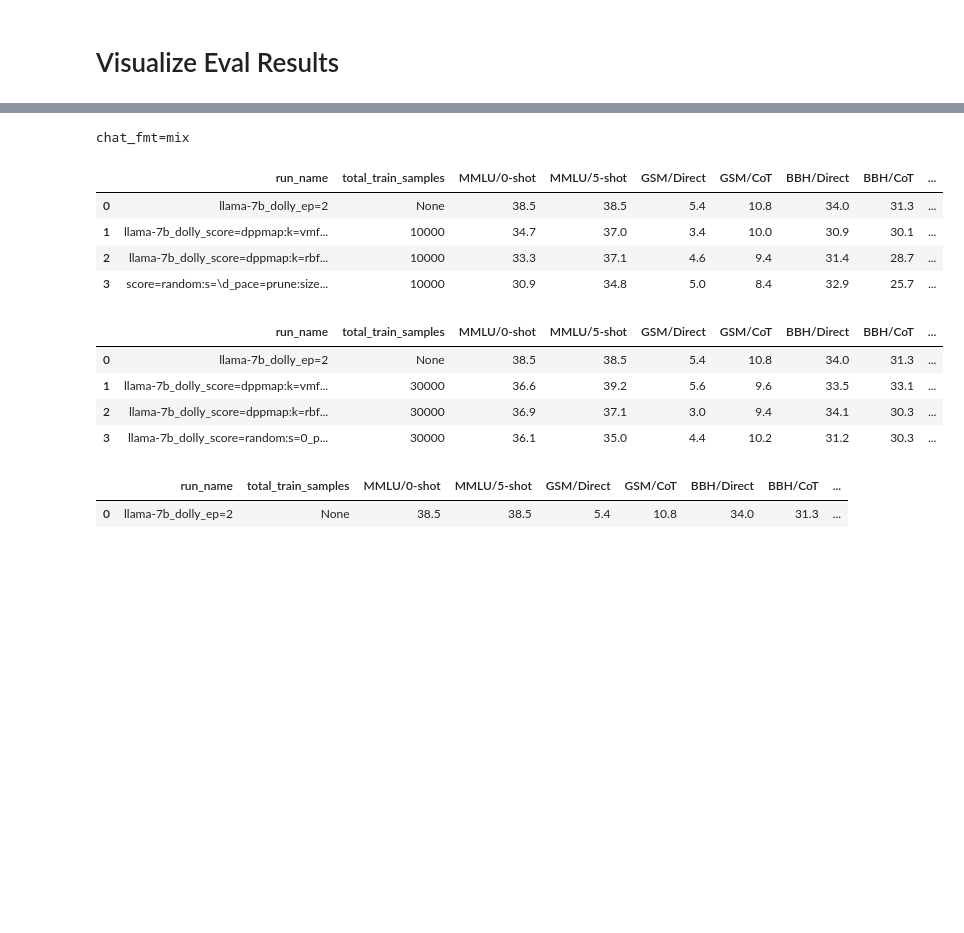
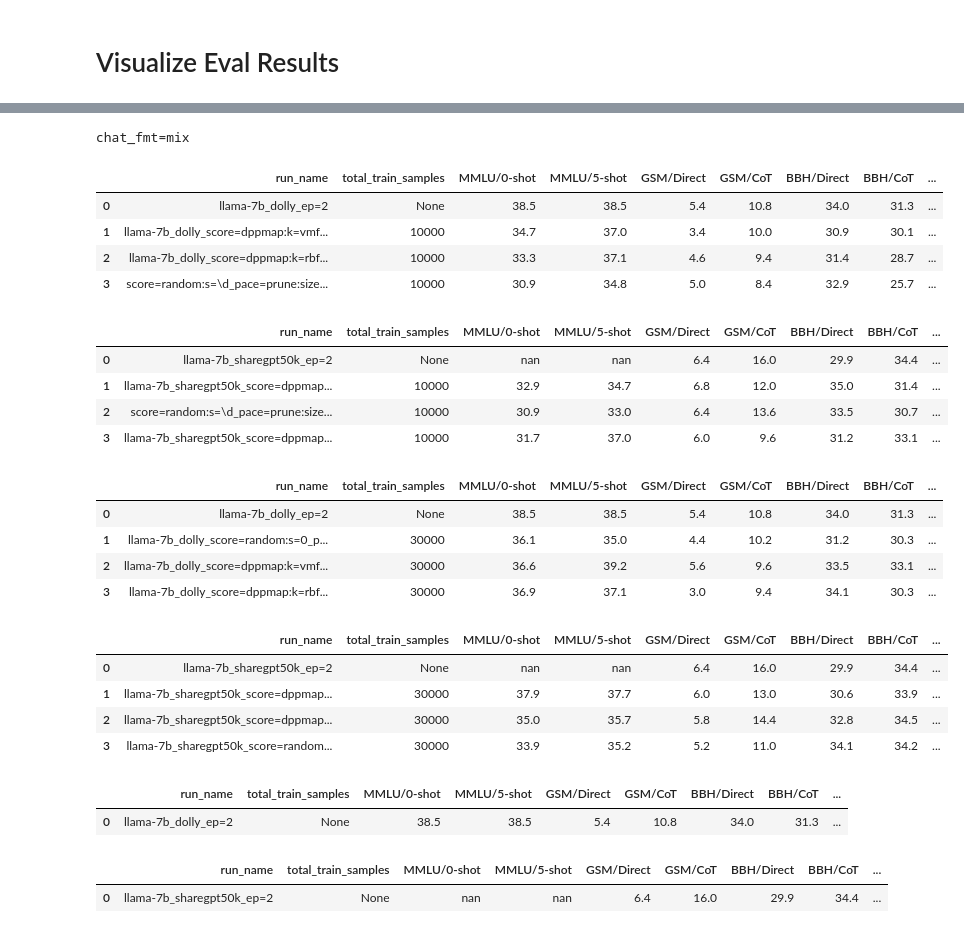
Before and after one commit to tt6746690/open-instruct, a Jupyter notebook: scripts/gen_cmds.ipynb, the cells around one changed output, grey strips where cells are left out. Cells and saved outputs as stored; diff of their text form; code cells hidden in the pictures; blank space fills up the shorter version.

```diff
--- a/scripts/gen_cmds.ipynb
+++ b/scripts/gen_cmds.ipynb
@@ -793,9 +803,11 @@ task_names_chateval = task_names_mtbench + task_names_alpacafarm
 # task_names = task_names_mtbench; definitely_run_mtbench_on_non_alt7b_queue = True
 
 # # oi5
-# exp_dir = 'results/oi2'
+exp_dir = 'results/oi2'
 # exp_dir = 'results/oi5_flan_v2:llama-7b'
-exp_dir = 'results/oi5_dolly:llama-7b'
+# exp_dir = 'results/oi5_dolly:llama-7b'
+# exp_dir = 'results/oi5_wizardlm50k:llama-7b'
+# exp_dir = 'results/oi5_sharegpt50k:llama-7b'
 # exp_dir = 'results/oi5_oasst1:llama-7b'
 # exp_dir = 'results/oi5_oasst1:llama-7b_debug'
 # exp_dir = 'results/oi5_stanford_alpaca:llama-7b'
@@ -806,10 +818,10 @@ exp_dir = 'results/oi5_dolly:llama-7b'
 # exp_dir = 'results/oi5_open_orca_slim:llama-7b'
 # exp_dir = 'results/dpo1'
 # exp_dir = 'results/dpo2_ultrafeedback:llama-7b+sharegptv2ep2'
-subdir_filter_fn = lambda x: 'size=10000:ep=10' in x
-# task_names = task_names + task_names_chatfmt
+# subdir_filter_fn = lambda x: 'sharegpt' in x
+task_names = task_names + task_names_chatfmt
 # task_names = task_names_alpacafarm; definitely_run_mtbench_on_non_alt7b_queue = False
-task_names = task_names_mtbench; definitely_run_mtbench_on_non_alt7b_queue = False
+# task_names = task_names_mtbench; definitely_run_mtbench_on_non_alt7b_queue = False
 # task_names = task_names
 # task_names = ['alpacafarm_ann=gpt35:turbo:1106_chatfmt']
 
@@ -872,7 +884,8 @@ else:
 info = {}
 cmds = []
 for task_name, model_name_or_path in options_list:
-    queue = None if getpass.getuser() in ('PTFMqngp', 'wpq') else 'alt_7d'
+    queue = None if getpass.getuser() in ('PTFMqngp', 'wpq') else \
+        ('alt_7d' if task_name.startswith('mtbench') else 'alt_1h')
 
     use_chat_format = 'chatfmt' in task_name
     chat_formatting_function = get_chat_formatting_function(model_name_or_path)
@@ -1341,14 +1344,23 @@ use_normalized_preferred_metric = False
 # dataset = 'flan_v2'
 # dataset = 'oasst1'
 # dataset = 'dolly'
-dataset_list = [
-    'dolly',
+# dataset_list = [
+#     'dolly',
 #     'oasst1',
 #     'flan_v2',
 #     'stanford_alpaca',
 #     'wizardlmv2',
 #     'sharegptv2',
 #     'ultrachat200kv2',
+# ]; finetune_type = 'sft'
+dataset_list = [
+    'dolly',
+#     'oasst1',
+#     'flan_v250k',
+#     'stanford_alpaca50k',
+#     'wizardlm50k',
+    'sharegpt50k',
+#     'ultrachat50k',
 ]; finetune_type = 'sft'
 # dataset_list = [
 #     'ultrafeedback',
@@ -1431,9 +1443,12 @@ cols_avg_blacklist = ['AlpacaFarm/Len']
 
 # chat_fmt = False
 chat_fmt = True
-# chat_fmt = 'both'
+chat_fmt = 'both'
 # chat_fmt = 'auto' # base model no chatfmt, tuned model with chatfmt
 chat_fmt = 'mix'  # non-alpacaeval no chatfmt, alpacaeval chatfmt
+alpacafarm_judge = 'chatgpt'
+mtbench_judge = 'gpt:4:1106:preview'
+
 ft_args_fields = {
     'run_name': ('run_name',),
     'model_name_or_path': ('model_args.model_name_or_path', 'model_name_or_path'),
@@ -1441,28 +1456,19 @@ ft_args_fields = {
     'max_train_samples': ('data_args.max_train_samples', 'max_train_samples'),
     'train_file': ('data_args.train_file', 'train_file'),
 }
-#     cols = ['MMLU/0-shot', 'GSM/CoT', 'BBH/CoT', 'TydiQA/GP', 'Codex-Eval/Pass@1']
-#     cols = ['MMLU/0-shot', 'GSM/Direct', 'BBH/Direct', 'TydiQA/CB', 'Codex-Eval/Pass@1']
 
-#     cols = ['MMLU/0-shot', 'GSM/CoT', 'BBH/CoT', 'Codex-Eval/Pass@1', 'AlpacaFarm/WR']
-#     cols = ['MMLU/0-shot', 'MMLU/5-shot', 'GSM/Direct', 'GSM/CoT', 'BBH/Direct', 'BBH/CoT']
+cols = []
+# cols += [f'AlpacaFarm({alpacafarm_judge})/WR',  f'AlpacaFarm({alpacafarm_judge})/ΔWR', f'AlpacaFarm({alpacafarm_judge})/Rep', f'AlpacaFarm({alpacafarm_judge})/Len']
+cols += ['MMLU/0-shot', 'MMLU/5-shot', 'GSM/Direct', 'GSM/CoT', 'BBH/Direct', 'BBH/CoT', 'TydiQA/CB', 'TydiQA/GP', 'Codex-Eval/Pass@1']
+cols += [f'AlpacaFarm({alpacafarm_judge})/WR*', f'AlpacaFarm({alpacafarm_judge})/Len']
+cols += [f'MTBench({mtbench_judge})/Turn-1',  f'MTBench({mtbench_judge})/Turn-2', f'MTBench({mtbench_judge})/Rating']
+# cols += [f'MTBench({mtbench_judge})/Turn-1']
 
-#     cols = ['MMLU/0-shot', 'GSM/CoT', 'BBH/Direct', 'TydiQA/GP', 'Codex-Eval/Pass@1', 'AlpacaFarm/WR']
-#     cols = ['MMLU/0-shot', 'GSM/CoT', 'BBH/CoT', 'Codex-Eval/Pass@1', 'AlpacaFarm/WR']
-# cols = ['MMLU/0-shot', 'MMLU/5-shot', 'GSM/Direct', 'GSM/CoT', 'BBH/Direct', 'BBH/CoT', 'TydiQA/CB', 'TydiQA/GP', 'Codex-Eval/Pass@1'] #  'ToxiGen/Acc'
-# cols = ['MMLU/0-shot', 'MMLU/5-shot', 'GSM/Direct', 'GSM/CoT', 'BBH/Direct', 'BBH/CoT', 'TydiQA/CB', 'TydiQA/GP', 'Codex-Eval/Pass@1', 'AlpacaFarm/WR*', 'AlpacaFarm/Len']
-# cols = ['AlpacaFarm/WR', 'AlpacaFarm/ΔWR', 'AlpacaFarm/Len']
-# cols = ['MMLU/0-shot', 'MMLU/5-shot', 'GSM/Direct', 'GSM/CoT', 'BBH/Direct', 'BBH/CoT', 'TydiQA/CB', 'TydiQA/GP', 'Codex-Eval/Pass@1', 'AlpacaFarm/WR*']
-cols = ['MMLU/0-shot', 'MMLU/5-shot', 'GSM/Direct', 'GSM/CoT', 'BBH/Direct', 'BBH/CoT', 'TydiQA/CB', 'TydiQA/GP', 'Codex-Eval/Pass@1', 'AlpacaFarm/WR', 'AlpacaFarm/ΔWR', 'AlpacaFarm/Len']
 
 
 # cols = [f'BBH {x}' for x in ['reasoning', 'nlu', 'knowledge', 'multilingual']]; cols = [x+'/Direct' for x in cols] + [x+'/CoT' for x in cols]
 # cols = [f'MMLU {x}' for x in ['STEM', 'humanities', 'social sciences', 'other']]; cols = [x+'/0-shot' for x in cols] + [x+'/5-shot' for x in cols]
 
-#     cols = ['MMLU/0-shot', 'MMLU/5-shot', 'GSM/Direct', 'GSM/CoT', 'BBH/Direct', 'BBH/CoT', 'TydiQA/CB', 'TydiQA/GP', 'Codex-Eval/Pass@1', 'AlpacaFarm/WR', 'AlpacaFarm/Rep', 'AlpacaFarm/WR*'] #  'ToxiGen/Acc'
-#     cols = ['AlpacaFarm/WR', 'AlpacaFarm/Rep', 'AlpacaFarm/WR*']
-#     cols = ['MMLU/0-shot', 'MMLU/5-shot', 'GSM/Direct', 'GSM/CoT', 'BBH/Direct', 'BBH/CoT', 'Codex-Eval/Pass@1', 'AlpacaFarm/WR'] #  entire, without tydiqa, which has high variance
-#     cols = ['MMLU/0-shot', 'MMLU/5-shot', 'GSM/Direct', 'GSM/CoT', 'BBH/Direct', 'BBH/CoT', 'Codex-Eval/Pass@1', ] #  entire, without tydiqa, which has high variance
 if 'open_orca_slim' in exp_dir:
     cols = ['MMLU/0-shot', 'MMLU/5-shot', 'BBH/Direct', 'BBH/CoT']
     cols = ['MMLU/0-shot', 'BBH/Direct']
@@ -1553,39 +1559,51 @@ else:
             #     col = 'AlpacaFarm/WR'
             #     col = 'MMLU/0-shot'|
             #     col = 'GSM/CoT'
             #     col = 'BBH/Direct'
             #     col = 'TydiQA/GP'
                 dfc = dfc.sort_values(by=[col], ascending=False)
                 dfc = dfc.drop(columns=['model_name_or_path', 'subsample_mixture', 'max_train_samples', 'dataset'],
                                axis=1, level=0 if chat_fmt=='both' else None)
                 dfc = dfc.reset_index(drop=True)
                 display(dfc
                         .style
                         .applymap(lambda x: f'max-width: 60ch;', subset=['run_name'])
                         .set_table_styles([{'selector': 'td', 'props': [('white-space', 'pre-wrap'), ('word-wrap', 'break-word')]}])
                         .set_properties(**{'text-align': 'left'})
                         .background_gradient(cmap ='coolwarm')
                         .applymap(lambda x: 'text-decoration: underline;' \
                                   if x in dfc[list(set(dfc.columns) & set([(x, '') for x in cols]))+[col] if chat_fmt=='both' else cols+[col]].values.flatten() and chat_fmt=='both' else '')
                         .format(precision=1))
 
 # llama-7b_tulu_v1_mix(paper)
 # MMLU/0-shot, MMLU/5-shot, GSM/Direct, GSM/CoT, BBH/Direct, BBH/CoT, TydiQA/GP, TydiQA/CB, CodexEval/Pass@1, AlpacaEval(vs.Davinci-003)
 # 44.8       , 47.1       , 7.0       , 25.0   , 38.5      , 38.5   , 43.5,    , 8.0      , 18.6,           , 48.6
 # %% [output]
 chat_fmt=mix
 |  | run_name | total_train_samples | MMLU/0-shot | MMLU/5-shot | GSM/Direct | GSM/CoT | BBH/Direct | BBH/CoT | ... |
 | 0 | llama-7b_dolly_ep=2 | None | 38.5 | 38.5 | 5.4 | 10.8 | 34.0 | 31.3 | ... |
 | 1 | llama-7b_dolly_score=dppmap:k=vmf... | 10000 | 34.7 | 37.0 | 3.4 | 10.0 | 30.9 | 30.1 | ... |
 | 2 | llama-7b_dolly_score=dppmap:k=rbf... | 10000 | 33.3 | 37.1 | 4.6 | 9.4 | 31.4 | 28.7 | ... |
 | 3 | score=random:s=\d_pace=prune:size... | 10000 | 30.9 | 34.8 | 5.0 | 8.4 | 32.9 | 25.7 | ... |
 |  | run_name | total_train_samples | MMLU/0-shot | MMLU/5-shot | GSM/Direct | GSM/CoT | BBH/Direct | BBH/CoT | ... |
-| 0 | llama-7b_dolly_ep=2 | None | 38.5 | 38.5 | 5.4 | 10.8 | 34.0 | 31.3 | ... |
-| 1 | llama-7b_dolly_score=dppmap:k=vmf... | 30000 | 36.6 | 39.2 | 5.6 | 9.6 | 33.5 | 33.1 | ... |
-| 2 | llama-7b_dolly_score=dppmap:k=rbf... | 30000 | 36.9 | 37.1 | 3.0 | 9.4 | 34.1 | 30.3 | ... |
-| 3 | llama-7b_dolly_score=random:s=0_p... | 30000 | 36.1 | 35.0 | 4.4 | 10.2 | 31.2 | 30.3 | ... |
+| 0 | llama-7b_sharegpt50k_ep=2 | None | nan | nan | 6.4 | 16.0 | 29.9 | 34.4 | ... |
+| 1 | llama-7b_sharegpt50k_score=dppmap... | 10000 | 32.9 | 34.7 | 6.8 | 12.0 | 35.0 | 31.4 | ... |
+| 2 | score=random:s=\d_pace=prune:size... | 10000 | 30.9 | 33.0 | 6.4 | 13.6 | 33.5 | 30.7 | ... |
+| 3 | llama-7b_sharegpt50k_score=dppmap... | 10000 | 31.7 | 37.0 | 6.0 | 9.6 | 31.2 | 33.1 | ... |
 |  | run_name | total_train_samples | MMLU/0-shot | MMLU/5-shot | GSM/Direct | GSM/CoT | BBH/Direct | BBH/CoT | ... |
 | 0 | llama-7b_dolly_ep=2 | None | 38.5 | 38.5 | 5.4 | 10.8 | 34.0 | 31.3 | ... |
+| 1 | llama-7b_dolly_score=random:s=0_p... | 30000 | 36.1 | 35.0 | 4.4 | 10.2 | 31.2 | 30.3 | ... |
+| 2 | llama-7b_dolly_score=dppmap:k=vmf... | 30000 | 36.6 | 39.2 | 5.6 | 9.6 | 33.5 | 33.1 | ... |
+| 3 | llama-7b_dolly_score=dppmap:k=rbf... | 30000 | 36.9 | 37.1 | 3.0 | 9.4 | 34.1 | 30.3 | ... |
+|  | run_name | total_train_samples | MMLU/0-shot | MMLU/5-shot | GSM/Direct | GSM/CoT | BBH/Direct | BBH/CoT | ... |
+| 0 | llama-7b_sharegpt50k_ep=2 | None | nan | nan | 6.4 | 16.0 | 29.9 | 34.4 | ... |
+| 1 | llama-7b_sharegpt50k_score=dppmap... | 30000 | 37.9 | 37.7 | 6.0 | 13.0 | 30.6 | 33.9 | ... |
+| 2 | llama-7b_sharegpt50k_score=dppmap... | 30000 | 35.0 | 35.7 | 5.8 | 14.4 | 32.8 | 34.5 | ... |
+| 3 | llama-7b_sharegpt50k_score=random... | 30000 | 33.9 | 35.2 | 5.2 | 11.0 | 34.1 | 34.2 | ... |
+|  | run_name | total_train_samples | MMLU/0-shot | MMLU/5-shot | GSM/Direct | GSM/CoT | BBH/Direct | BBH/CoT | ... |
+| 0 | llama-7b_dolly_ep=2 | None | 38.5 | 38.5 | 5.4 | 10.8 | 34.0 | 31.3 | ... |
+|  | run_name | total_train_samples | MMLU/0-shot | MMLU/5-shot | GSM/Direct | GSM/CoT | BBH/Direct | BBH/CoT | ... |
+| 0 | llama-7b_sharegpt50k_ep=2 | None | nan | nan | 6.4 | 16.0 | 29.9 | 34.4 | ... |
 # %%
 from rosemary import parse_kv_from_string
 
```
Also changed, not shown: parts of 7 cells of this notebook, 5 other files.
